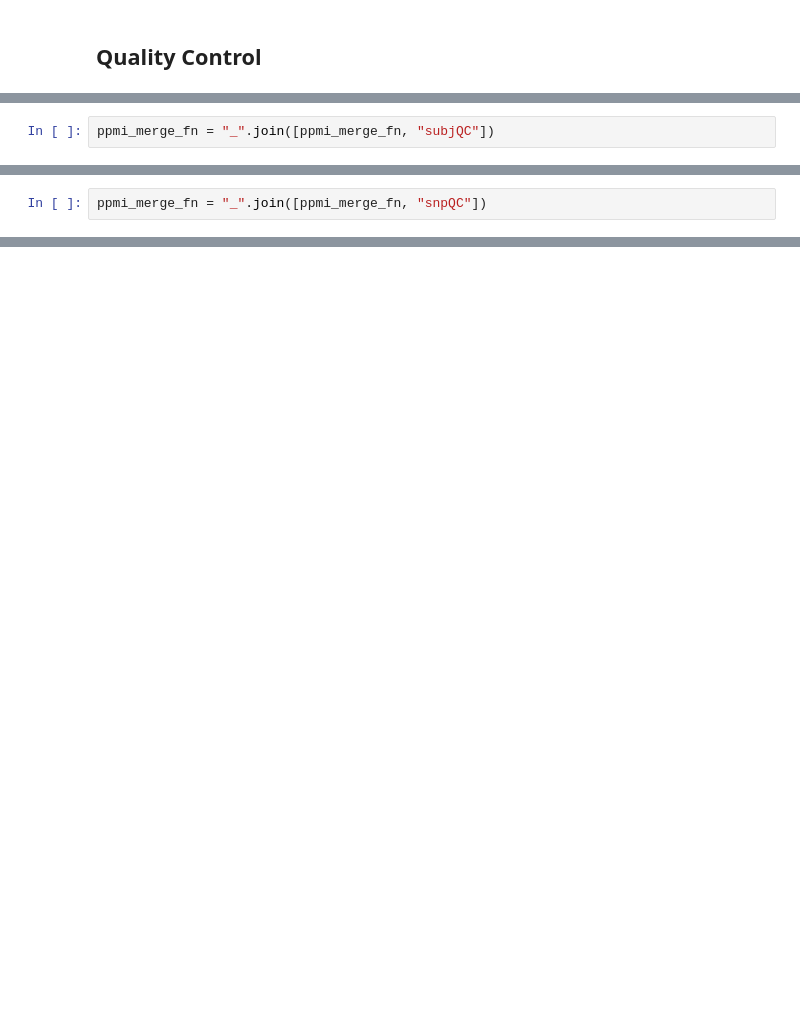
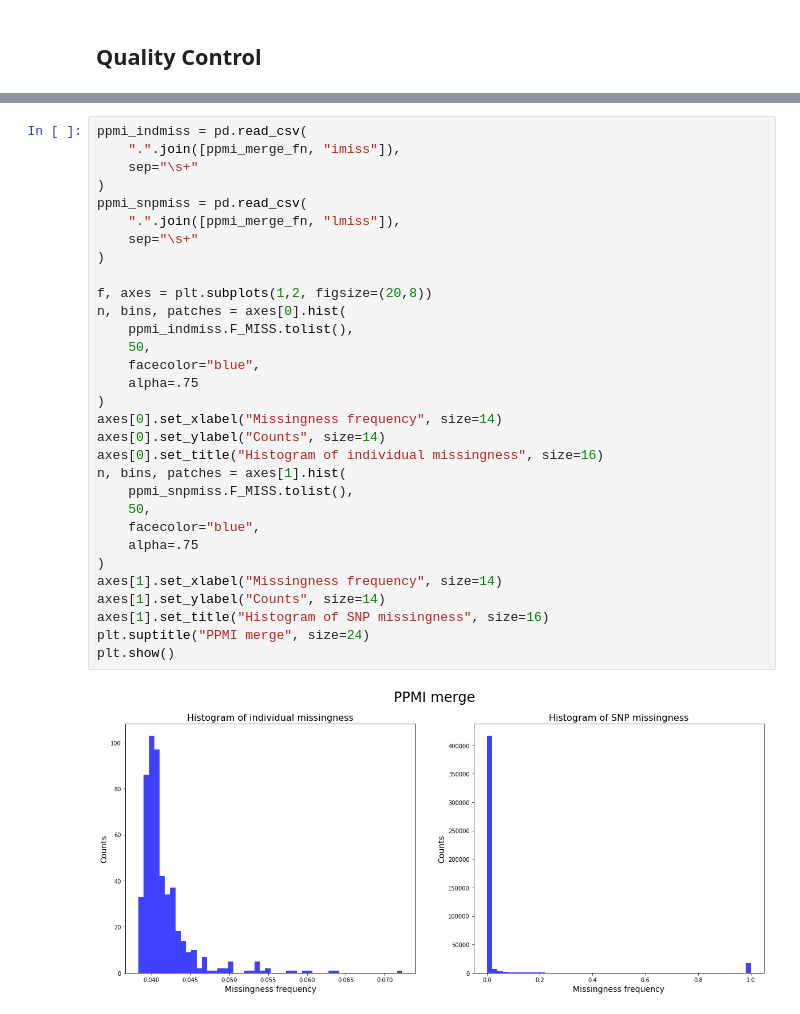
Before and after one commit to InfOmics/MUVIG, a Jupyter notebook: src/1-Preprocessing/2-QC_PCA.ipynb, the cells around one changed output, grey strips where cells are left out. Saved outputs shown, nothing was run; the diff lists cells and outputs as text; blank space fills up the shorter version.

```diff
--- a/src/1-Preprocessing/2-QC_PCA.ipynb
+++ b/src/1-Preprocessing/2-QC_PCA.ipynb
@@ -123,2 +61,0 @@ We have 34,510 A/T or C/G SNPs to remove. Parkinson's disease SNP biomarkers hav
-# %%
-ppmi_merge_fn = "_".join([ppmi_merge_fn, "subjQC"])
@@ -155,2 +61,0 @@ Let's exclude features mapped in 23, 24 and 25.
-# %%
-ppmi_merge_fn = "_".join([ppmi_merge_fn, "snpQC"])
@@ -672,0 +86,33 @@ Text(0, 0.5, 'PC3')
+# %%
+ppmi_indmiss = pd.read_csv(
+    ".".join([ppmi_merge_fn, "imiss"]),
+    sep="\s+"
+)
+ppmi_snpmiss = pd.read_csv(
+    ".".join([ppmi_merge_fn, "lmiss"]),
+    sep="\s+"
+)
+
+f, axes = plt.subplots(1,2, figsize=(20,8))
+n, bins, patches = axes[0].hist(
+    ppmi_indmiss.F_MISS.tolist(),
+    50,
+    facecolor="blue",
+    alpha=.75
+)
+axes[0].set_xlabel("Missingness frequency", size=14)
+axes[0].set_ylabel("Counts", size=14)
+axes[0].set_title("Histogram of individual missingness", size=16)
+n, bins, patches = axes[1].hist(
+    ppmi_snpmiss.F_MISS.tolist(),
+    50,
+    facecolor="blue",
+    alpha=.75
+)
+axes[1].set_xlabel("Missingness frequency", size=14)
+axes[1].set_ylabel("Counts", size=14)
+axes[1].set_title("Histogram of SNP missingness", size=16)
+plt.suptitle("PPMI merge", size=24)
+plt.show()
+# %% [output]
+[figure, added]
```
Also changed, not shown: parts of 121 cells of this notebook, 1 other file.
